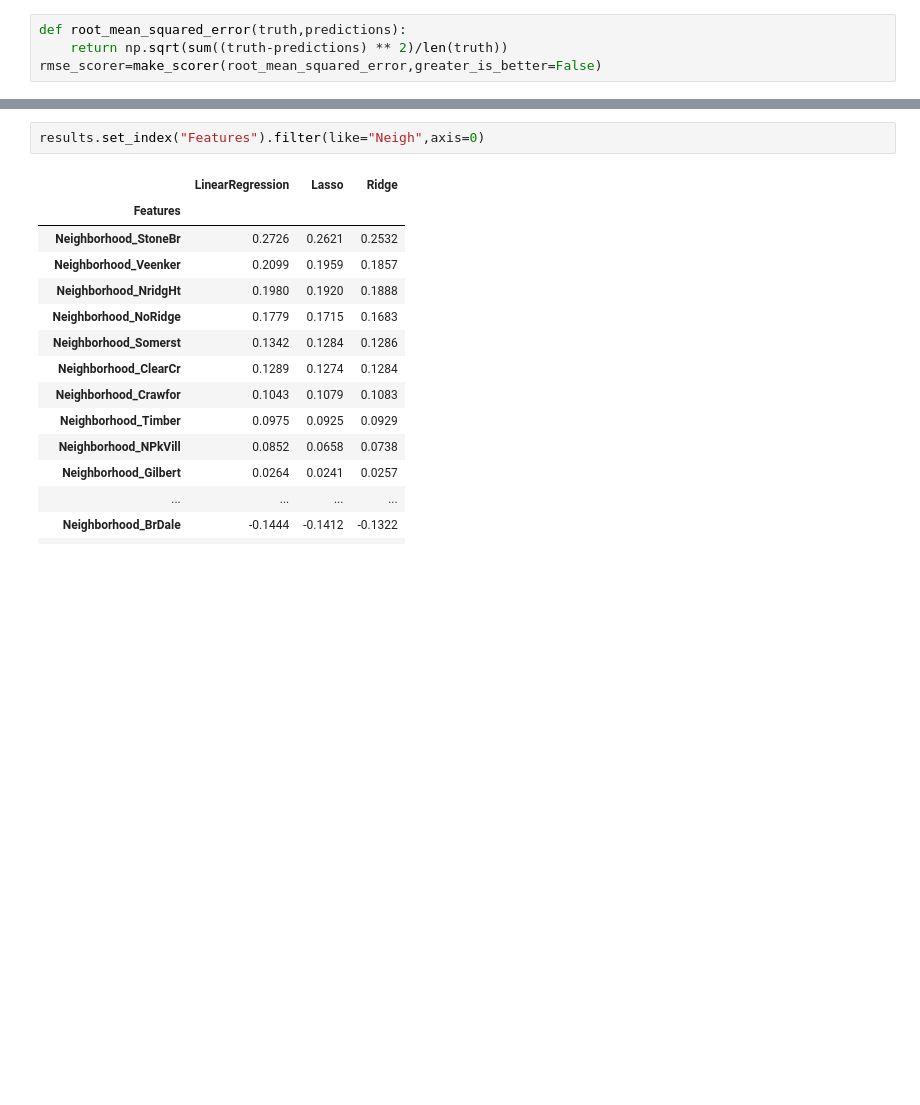
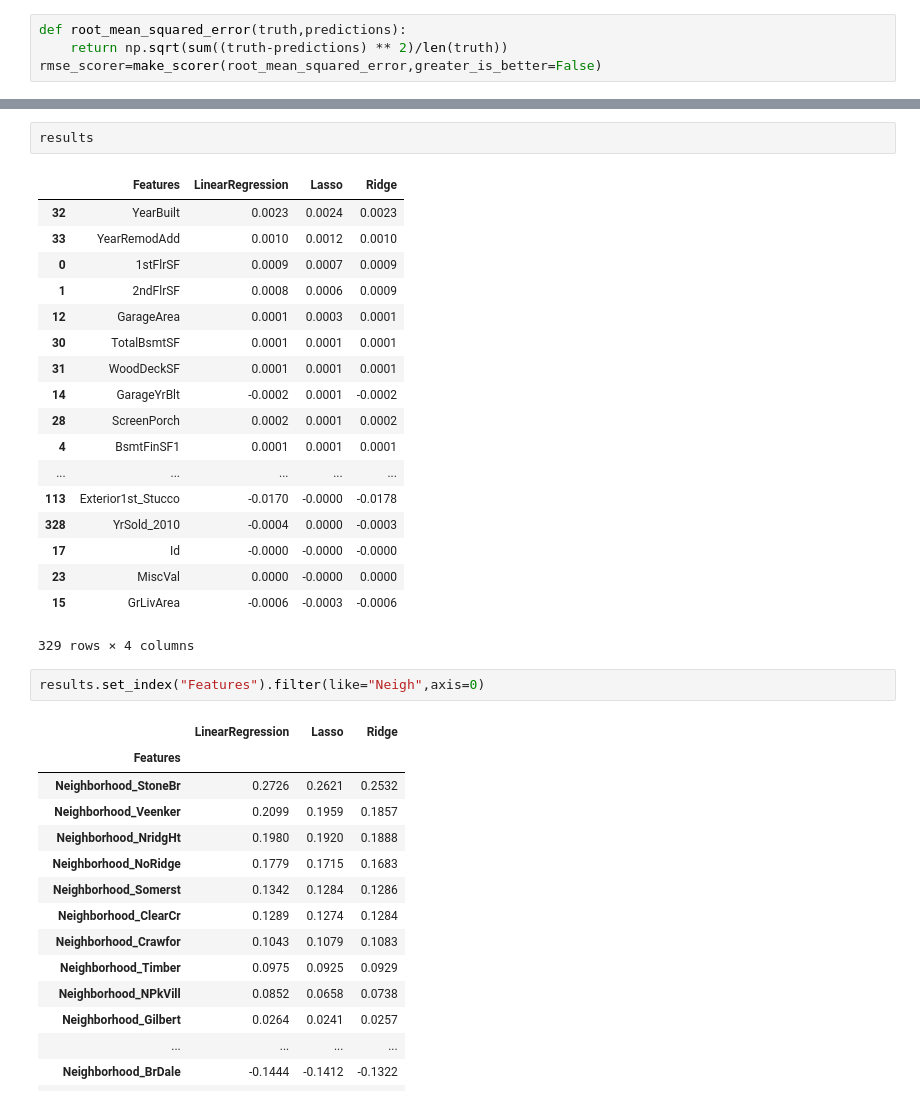
Before and after one commit to StevenDalderop/Ames-Housing-Dataset, a Jupyter notebook: Ames Housing Dataset.ipynb, the cells around one changed output, grey strips where cells are left out. Saved outputs shown, nothing was run; the diff lists cells and outputs as text; blank space fills up the shorter version.

```diff
--- a/Ames Housing Dataset.ipynb
+++ b/Ames Housing Dataset.ipynb
@@ -226,3 +253,24 @@ outcomes,results=cross_validation(features=features)
+# %%
+results
+# %% [output]
+|  | Features | LinearRegression | Lasso | Ridge |
+| 32 | YearBuilt | 0.0023 | 0.0024 | 0.0023 |
+| 33 | YearRemodAdd | 0.0010 | 0.0012 | 0.0010 |
+| 0 | 1stFlrSF | 0.0009 | 0.0007 | 0.0009 |
+| 1 | 2ndFlrSF | 0.0008 | 0.0006 | 0.0009 |
+| 12 | GarageArea | 0.0001 | 0.0003 | 0.0001 |
+| 30 | TotalBsmtSF | 0.0001 | 0.0001 | 0.0001 |
+| 31 | WoodDeckSF | 0.0001 | 0.0001 | 0.0001 |
+| 14 | GarageYrBlt | -0.0002 | 0.0001 | -0.0002 |
+| 28 | ScreenPorch | 0.0002 | 0.0001 | 0.0002 |
+| 4 | BsmtFinSF1 | 0.0001 | 0.0001 | 0.0001 |
+| ... | ... | ... | ... | ... |
+| 113 | Exterior1st_Stucco | -0.0170 | -0.0000 | -0.0178 |
+| 328 | YrSold_2010 | -0.0004 | 0.0000 | -0.0003 |
+| 17 | Id | -0.0000 | -0.0000 | -0.0000 |
+| 23 | MiscVal | 0.0000 | -0.0000 | 0.0000 |
+| 15 | GrLivArea | -0.0006 | -0.0003 | -0.0006 |
+329 rows × 4 columns
 # %%
 results.set_index("Features").filter(like="Neigh",axis=0)
 # %% [output]
```
Also changed, not shown: parts of 13 cells of this notebook.
